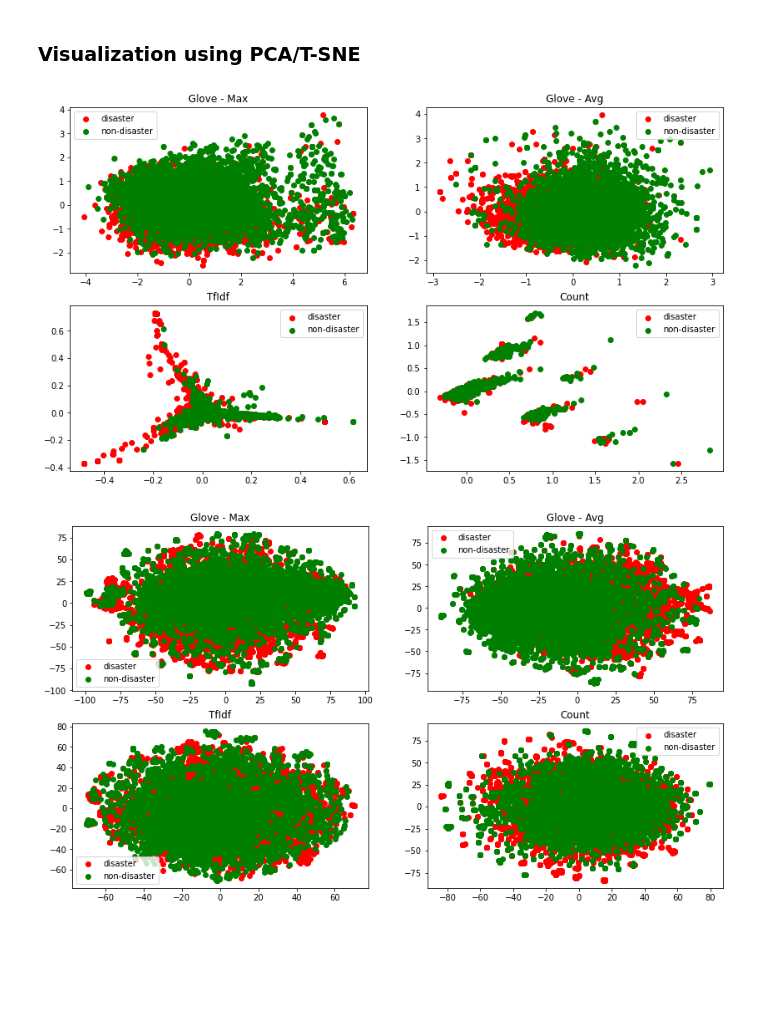
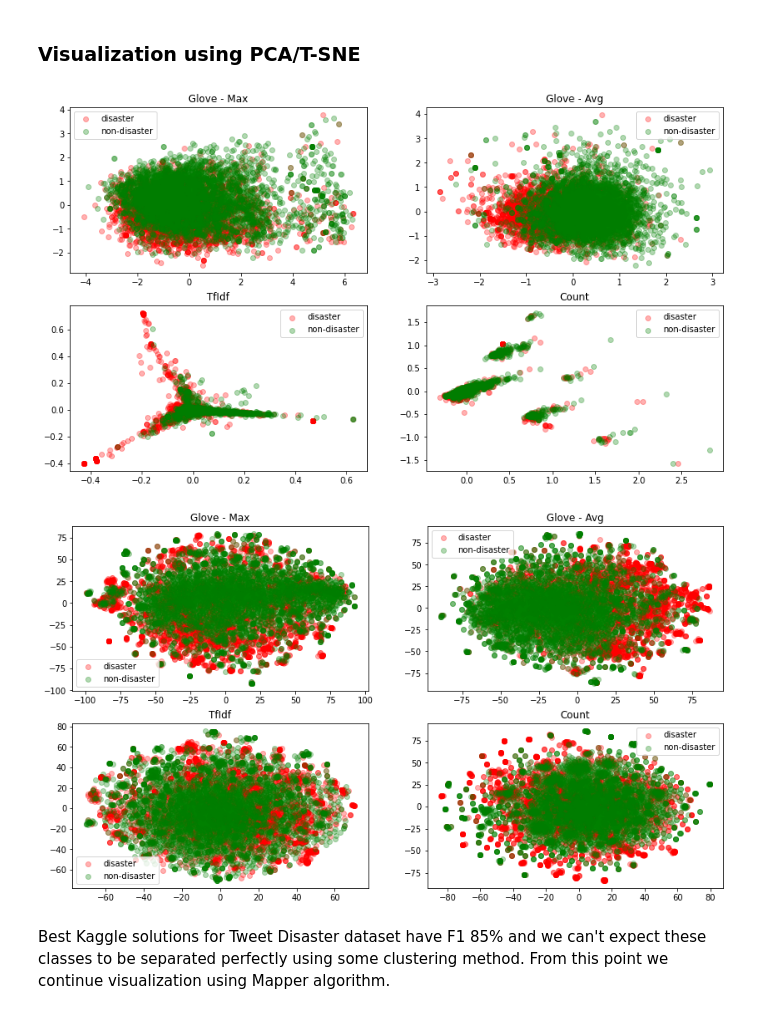
Before and after one commit to Robotmurlock/MATF-NI-Mapper, a Jupyter notebook: 02_tweet_disaster/eda.ipynb, the cells around one changed output. Cells and saved outputs as stored; diff of their text form; code cells hidden in the pictures; blank space fills up the shorter version.

Commit message:
EDA: Update visualizations

```diff
--- a/02_tweet_disaster/eda.ipynb
+++ b/02_tweet_disaster/eda.ipynb
@@ -284,21 +284,23 @@ def plot_projection(X, disaster_tweets_indices, non_disaster_tweets_indices, pro
     ax.set_title(title)
     ax.legend()
 # %%
-def plot_projected_representations(representations, projection):
+def plot_projected_representations(representations, projection, *args, **kwargs):
     fig, axs = plt.subplots(figsize=(14, 8), nrows=2, ncols=2)
     for plot_index, (r_name, X) in enumerate(representations):
         i = plot_index // 2
         j = plot_index % 2
 
         plot_projection(X, disaster_tweets_indices, non_disaster_tweets_indices,
-                        projection=projection, ax=axs[i][j], title=r_name)
+                        projection=projection, ax=axs[i][j], title=r_name, *args, **kwargs)
 
-plot_projected_representations(representations, projection=PCA(n_components=2))
+plot_projected_representations(representations, projection=PCA(n_components=2), alpha=0.3)
 plt.show()
 # %% [output]
-[figure, old version]
+[figure, new version]
 # %%
-plot_projected_representations(representations, projection=TSNE(n_components=2, random_state=42))
+plot_projected_representations(representations, projection=TSNE(n_components=2, random_state=42), alpha=0.3)
 plt.show()
 # %% [output]
-[figure, old version]
+[figure, new version]
+# %% [markdown]
+Best Kaggle solutions for Tweet Disaster dataset have F1 85% and we can't expect these classes to be separated perfectly using some clustering method. From this point we continue visualization using Mapper algorithm.
```
Also changed, not shown: parts of 4 cells of this notebook.
